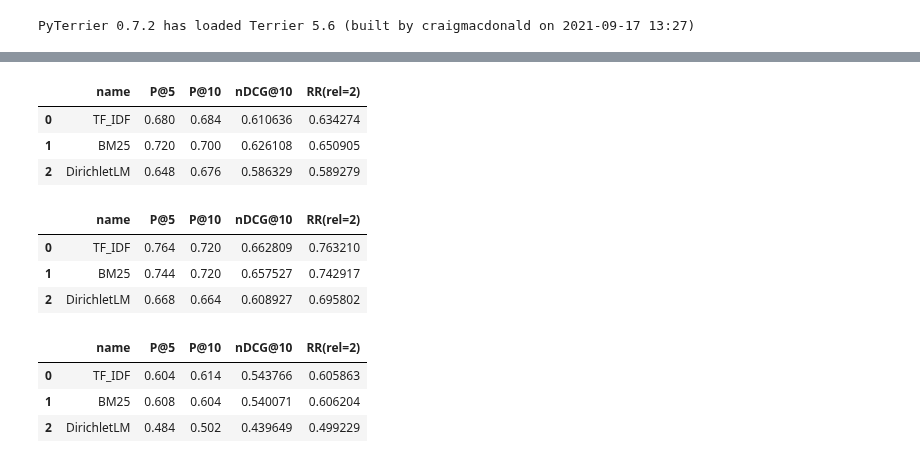
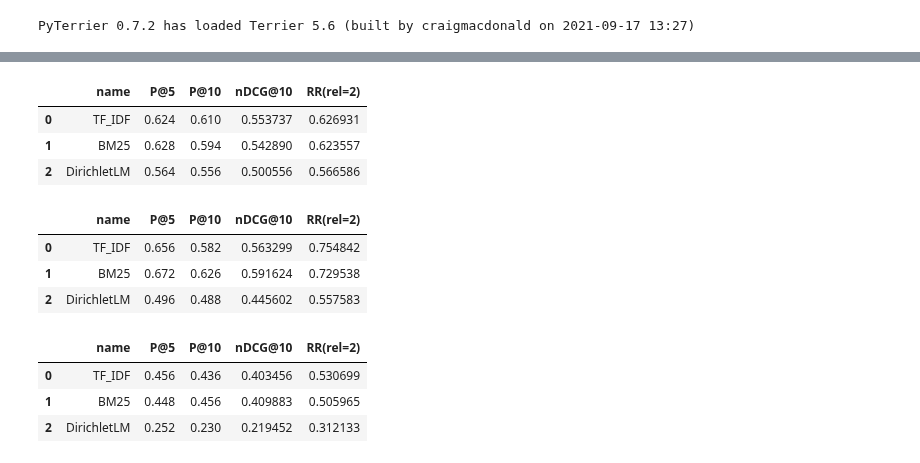
Before and after one commit to saiteki-kai/ir-covid, a Jupyter notebook: validation.ipynb, the cells around one changed output, grey strips where cells are left out. Saved outputs shown, nothing was run; the diff lists cells and outputs as text; code cells hidden in the pictures.

```diff
--- a/validation.ipynb
+++ b/validation.ipynb
@@ -66,7 +66,7 @@ def index_model(index, model="TF_IDF"):
 # preprocessing: ...
 # topics: {title, description, narrative}
 # indexing: {title, abstract, both}
-# models: tf_idf, bm25, dirichlet_lm
+# models: {tf_idf, bm25, dirichlet_lm}
 # similar queries: ...
 
 # read preprocessed documents
@@ -74,10 +74,12 @@ docs = pd.read_pickle('./data/docs_processed.pkl')
 docs.rename(columns={"doc_id":"docno"}, inplace=True)
 
 # index documents
-index_ref_docs = create_index(docs, mode="abstract")
-index_docs = pt.IndexFactory.of(index_ref_docs)
+index_ref_docs_title = create_index(docs, mode="title")
+index_docs_title = pt.IndexFactory.of(index_ref_docs_title)
 
-tfidf = index_model(index_docs, model="TF_IDF")
-bm25 = index_model(index_docs, model="BM25")
-dirichlet_lm = index_model(index_docs, model="DirichletLM")
+index_ref_docs_abstract = create_index(docs, mode="abstract")
+index_docs_abstract = pt.IndexFactory.of(index_ref_docs_abstract)
+
+index_ref_docs_both = create_index(docs, mode="both")
+index_docs_both = pt.IndexFactory.of(index_ref_docs_title)
 # %% [output]
@@ -135,42 +137,46 @@ display(pq_narr.head(5))
 # %%
 cord19 = pt.get_dataset("irds:cord19/trec-covid")
+
+tfidf = index_model(index_docs_title, model="TF_IDF")
+bm25 = index_model(index_docs_title, model="BM25")
+dirichlet_lm = index_model(index_docs_title, model="DirichletLM")
 
 exp1 = pt.Experiment(
     [tfidf, bm25, dirichlet_lm],
     pq_title,
     cord19.get_qrels(),
     eval_metrics=[P@5, P@10, nDCG@10, RR(rel=2)],
     names=["TF_IDF", "BM25", "DirichletLM"]
 )
 display(exp1)
 
 exp2 = pt.Experiment(
     [tfidf, bm25, dirichlet_lm],
     pq_desc,
     cord19.get_qrels(),
     eval_metrics=[P@5, P@10, nDCG@10, RR(rel=2)],
     names=["TF_IDF", "BM25", "DirichletLM"]
 )
 display(exp2)
 
 exp3 = pt.Experiment(
     [tfidf, bm25, dirichlet_lm],
     pq_narr,
     cord19.get_qrels(),
     eval_metrics=[P@5, P@10, nDCG@10, RR(rel=2)],
     names=["TF_IDF", "BM25", "DirichletLM"]
 )
 display(exp3)
 # %% [output]
 |  | name | P@5 | P@10 | nDCG@10 | RR(rel=2) |
-| 0 | TF_IDF | 0.680 | 0.684 | 0.610636 | 0.634274 |
-| 1 | BM25 | 0.720 | 0.700 | 0.626108 | 0.650905 |
-| 2 | DirichletLM | 0.648 | 0.676 | 0.586329 | 0.589279 |
+| 0 | TF_IDF | 0.624 | 0.610 | 0.553737 | 0.626931 |
+| 1 | BM25 | 0.628 | 0.594 | 0.542890 | 0.623557 |
+| 2 | DirichletLM | 0.564 | 0.556 | 0.500556 | 0.566586 |
 |  | name | P@5 | P@10 | nDCG@10 | RR(rel=2) |
-| 0 | TF_IDF | 0.764 | 0.720 | 0.662809 | 0.763210 |
-| 1 | BM25 | 0.744 | 0.720 | 0.657527 | 0.742917 |
-| 2 | DirichletLM | 0.668 | 0.664 | 0.608927 | 0.695802 |
+| 0 | TF_IDF | 0.656 | 0.582 | 0.563299 | 0.754842 |
+| 1 | BM25 | 0.672 | 0.626 | 0.591624 | 0.729538 |
+| 2 | DirichletLM | 0.496 | 0.488 | 0.445602 | 0.557583 |
 |  | name | P@5 | P@10 | nDCG@10 | RR(rel=2) |
-| 0 | TF_IDF | 0.604 | 0.614 | 0.543766 | 0.605863 |
-| 1 | BM25 | 0.608 | 0.604 | 0.540071 | 0.606204 |
-| 2 | DirichletLM | 0.484 | 0.502 | 0.439649 | 0.499229 |
+| 0 | TF_IDF | 0.456 | 0.436 | 0.403456 | 0.530699 |
+| 1 | BM25 | 0.448 | 0.456 | 0.409883 | 0.505965 |
+| 2 | DirichletLM | 0.252 | 0.230 | 0.219452 | 0.312133 |
```
Also changed, not shown: parts of 5 cells of this notebook.
